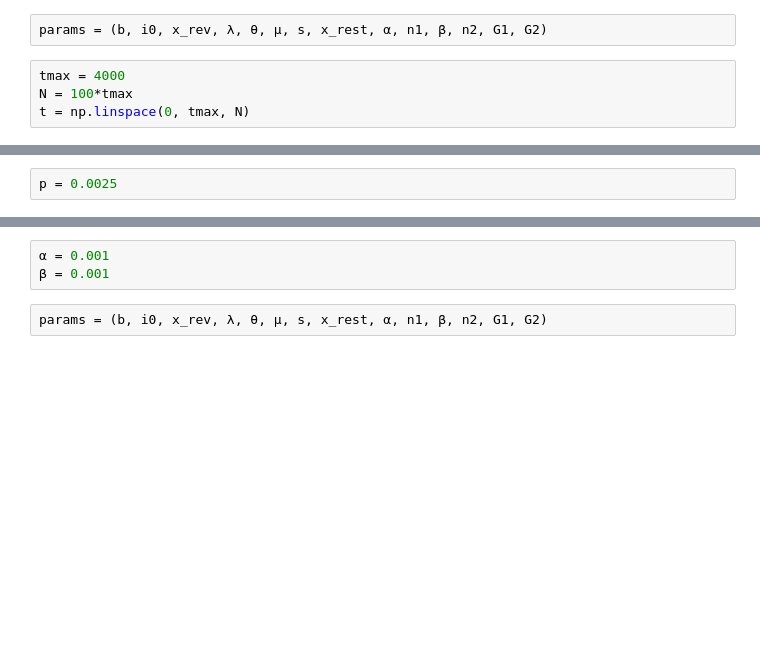
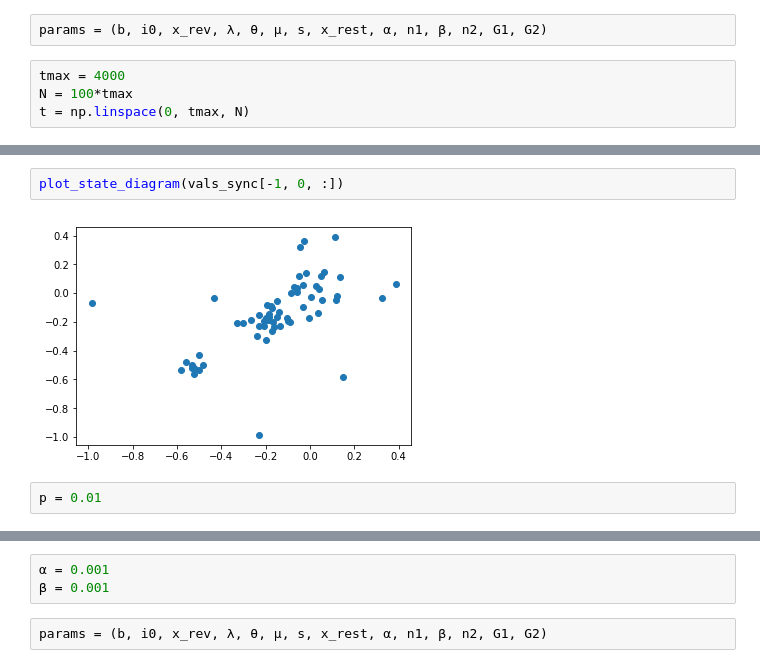
Before and after one commit to henmitch/chimera-2019, a Jupyter notebook: code/sim.ipynb, the cells around one changed output, grey strips where cells are left out. Cells and saved outputs as stored; diff of their text form; blank space fills up the shorter version.

```diff
--- a/code/sim.ipynb
+++ b/code/sim.ipynb
@@ -135,3 +170,7 @@ plt.title("α = {}, β = {}, t = {}".format(α, β, tmax))
+# %%
+plot_state_diagram(vals_sync[-1, 0, :])
+# %% [output]
+[figure, added]
 # %%
-p = 0.0025
+p = 0.01
 # %%
```
Also changed, not shown: parts of 32 cells of this notebook.
